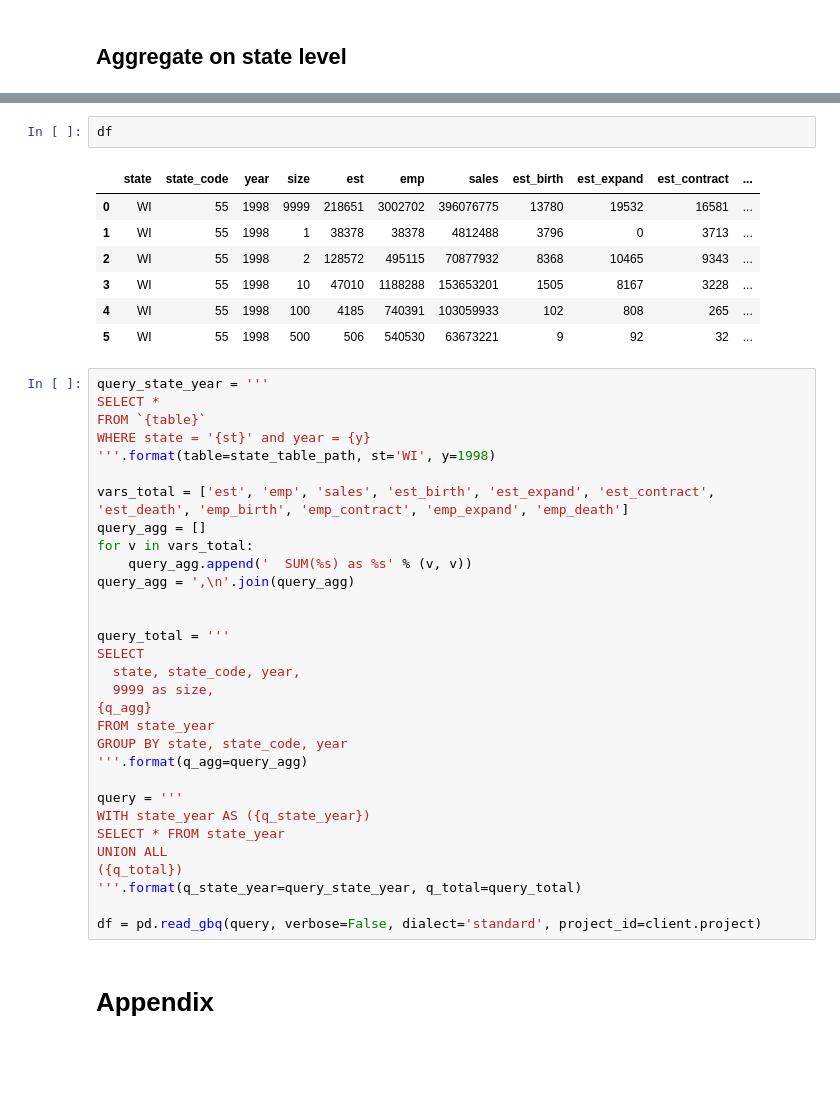
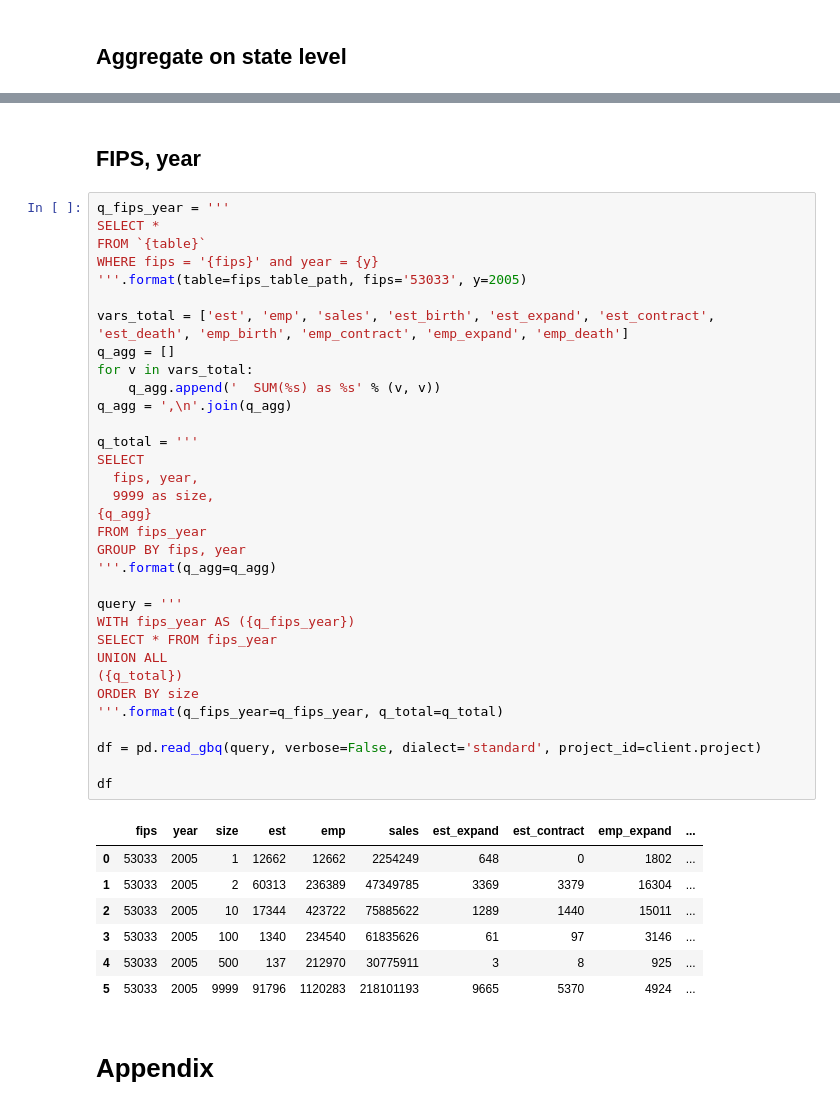
Before and after one commit to antonbabkin/infogroup, a Jupyter notebook: yts/yts_to_bq.ipynb, the cells around one changed output, grey strips where cells are left out. Drawn from its saved outputs; the diff is of its cells as text; blank space fills up the shorter version.

```diff
--- a/yts/yts_to_bq.ipynb
+++ b/yts/yts_to_bq.ipynb
@@ -390,45 +441,47 @@ Query finished in 1 seconds. Processed 31 MB, billed 32 MB, cost $0.00.
 ![Results layout](results_layout.png)
-# %%
-df
-# %% [output]
-|  | state | state_code | year | size | est | emp | sales | est_birth | est_expand | est_contract | ... |
-| 0 | WI | 55 | 1998 | 9999 | 218651 | 3002702 | 396076775 | 13780 | 19532 | 16581 | ... |
-| 1 | WI | 55 | 1998 | 1 | 38378 | 38378 | 4812488 | 3796 | 0 | 3713 | ... |
-| 2 | WI | 55 | 1998 | 2 | 128572 | 495115 | 70877932 | 8368 | 10465 | 9343 | ... |
-| 3 | WI | 55 | 1998 | 10 | 47010 | 1188288 | 153653201 | 1505 | 8167 | 3228 | ... |
-| 4 | WI | 55 | 1998 | 100 | 4185 | 740391 | 103059933 | 102 | 808 | 265 | ... |
-| 5 | WI | 55 | 1998 | 500 | 506 | 540530 | 63673221 | 9 | 92 | 32 | ... |
+# %% [markdown]
+## FIPS, year
 # %%
-query_state_year = '''
+q_fips_year = '''
 SELECT *
 FROM `{table}`
-WHERE state = '{st}' and year = {y}
-'''.format(table=state_table_path, st='WI', y=1998)
+WHERE fips = '{fips}' and year = {y}
+'''.format(table=fips_table_path, fips='53033', y=2005)
 
 vars_total = ['est', 'emp', 'sales', 'est_birth', 'est_expand', 'est_contract', 'est_death', 'emp_birth', 'emp_contract', 'emp_expand', 'emp_death']
-query_agg = []
+q_agg = []
 for v in vars_total:
-    query_agg.append('  SUM(%s) as %s' % (v, v))
-query_agg = ',\n'.join(query_agg)
+    q_agg.append('  SUM(%s) as %s' % (v, v))
+q_agg = ',\n'.join(q_agg)
 
-
-query_total = '''
+q_total = '''
 SELECT
-  state, state_code, year,
+  fips, year,
   9999 as size,
 {q_agg}
-FROM state_year
-GROUP BY state, state_code, year
-'''.format(q_agg=query_agg)
+FROM fips_year
+GROUP BY fips, year
+'''.format(q_agg=q_agg)
 
 query = '''
-WITH state_year AS ({q_state_year})
-SELECT * FROM state_year
+WITH fips_year AS ({q_fips_year})
+SELECT * FROM fips_year
 UNION ALL
 ({q_total})
-'''.format(q_state_year=query_state_year, q_total=query_total)
+ORDER BY size
+'''.format(q_fips_year=q_fips_year, q_total=q_total)
 
 df = pd.read_gbq(query, verbose=False, dialect='standard', project_id=client.project)
+
+df
+# %% [output]
+|  | fips | year | size | est | emp | sales | est_expand | est_contract | emp_expand | ... |
+| 0 | 53033 | 2005 | 1 | 12662 | 12662 | 2254249 | 648 | 0 | 1802 | ... |
+| 1 | 53033 | 2005 | 2 | 60313 | 236389 | 47349785 | 3369 | 3379 | 16304 | ... |
+| 2 | 53033 | 2005 | 10 | 17344 | 423722 | 75885622 | 1289 | 1440 | 15011 | ... |
+| 3 | 53033 | 2005 | 100 | 1340 | 234540 | 61835626 | 61 | 97 | 3146 | ... |
+| 4 | 53033 | 2005 | 500 | 137 | 212970 | 30775911 | 3 | 8 | 925 | ... |
+| 5 | 53033 | 2005 | 9999 | 91796 | 1120283 | 218101193 | 9665 | 5370 | 4924 | ... |
 # %% [markdown]
 # Appendix
 # %% [markdown]
```
Also changed, not shown: parts of 17 cells of this notebook.
